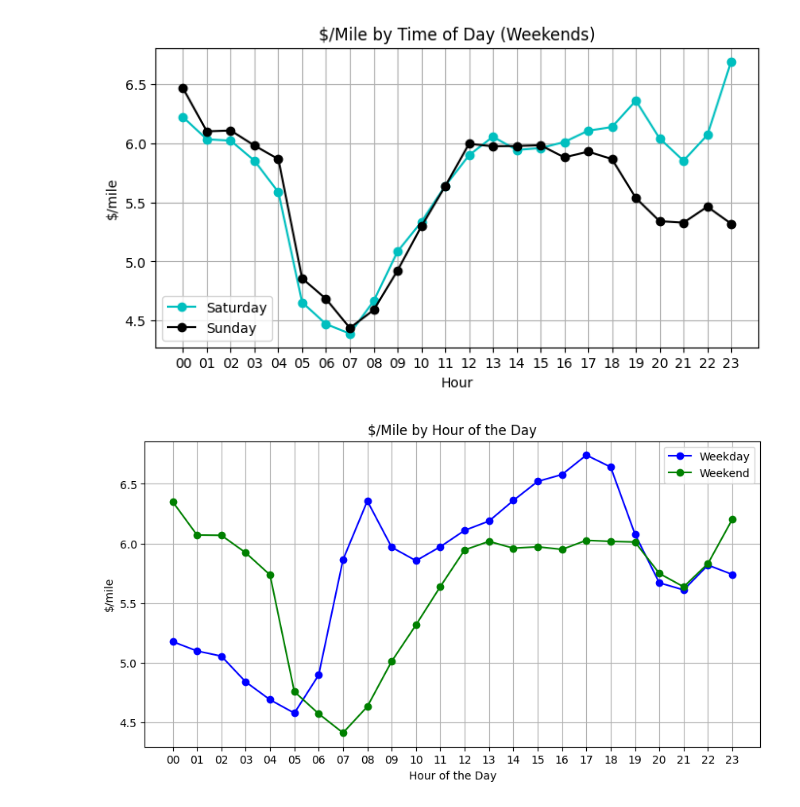
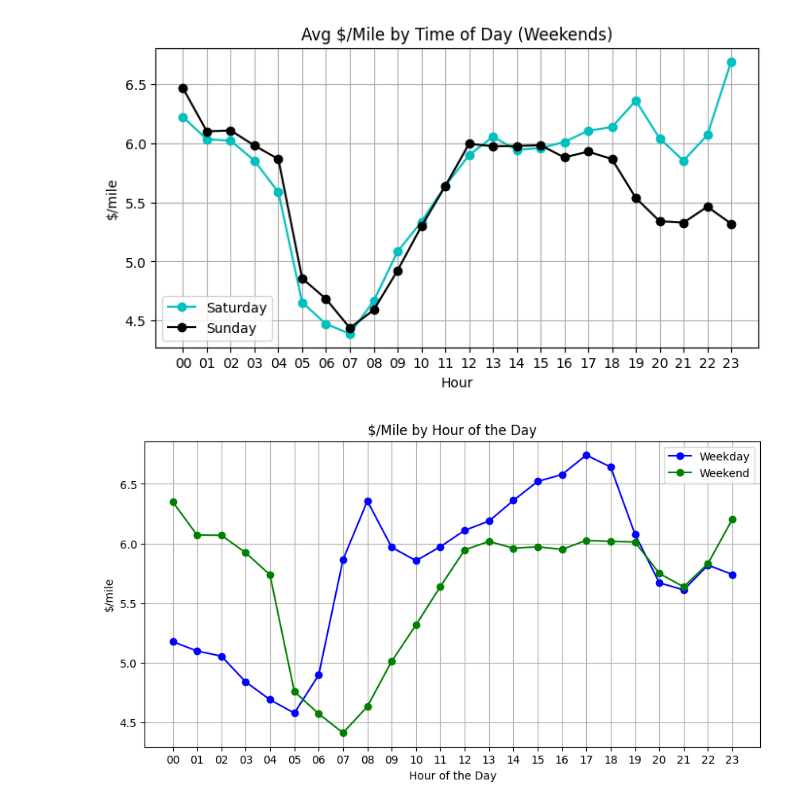
Before and after one commit to idavoong/CSC369-Analysis, a Jupyter notebook: analysis/days_of_week.ipynb, the cells around one changed output. Cells and saved outputs as stored; diff of their text form; code cells hidden in the pictures.

```diff
--- a/analysis/days_of_week.ipynb
+++ b/analysis/days_of_week.ipynb
@@ -99,17 +99,17 @@ plt.show()
 # %%
 plt.figure(figsize=(8, 4))
 plt.plot(sa_df["hour"], sa_df["avg_fare"], marker="o", linestyle="-", color="c", label="Saturday")
 plt.plot(su_df["hour"], su_df["avg_fare"], marker="o", linestyle="-", color="k", label="Sunday")
 
 plt.xlabel("Hour")
 plt.ylabel("$/mile")
-plt.title("$/Mile by Time of Day (Weekends)")
+plt.title("Avg $/Mile by Time of Day (Weekends)")
 plt.xticks(range(0, 24))
 plt.grid(True)
 plt.legend()
 plt.show()
 # %% [output]
-[figure, old version]
+[figure, new version]
 # %%
 weekday = duckdb.sql(f"""
     SELECT
```
Also changed, not shown: parts of 2 cells of this notebook, 3 other files.
